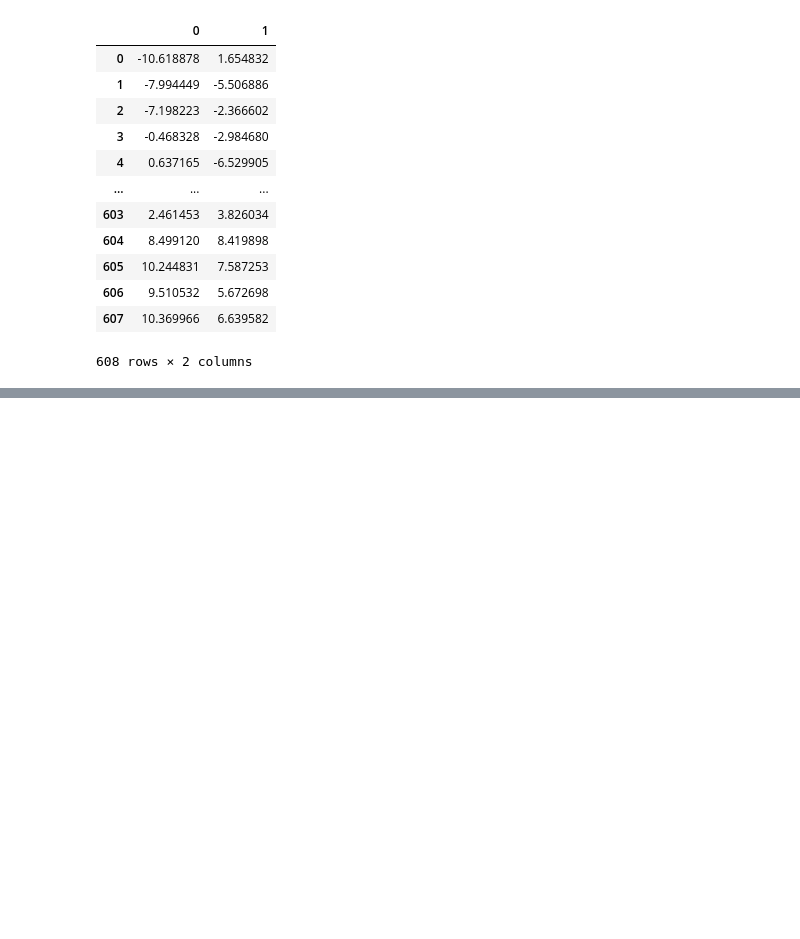
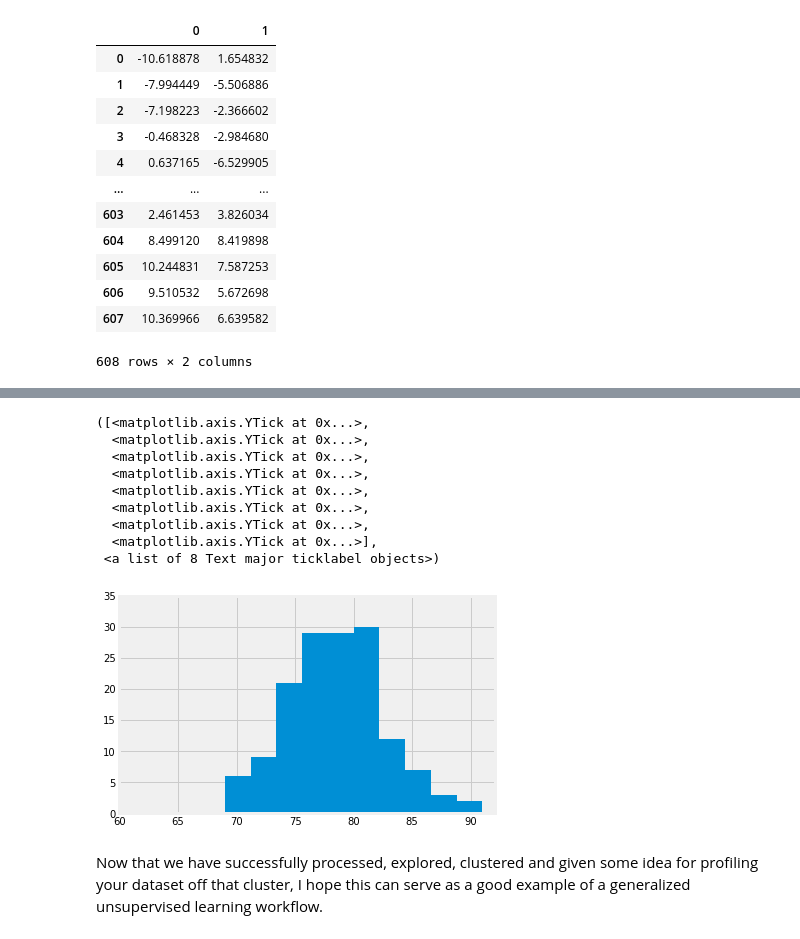
Before and after one commit to hanessteven/Hanes_Projects, a Jupyter notebook: FIFA_Unsupervised/Unsupervised.ipynb, the cells around one changed output, grey strips where cells are left out. Drawn from its saved outputs; the diff is of its cells as text; code cells hidden in the pictures; blank space fills up the shorter version.

```diff
--- a/FIFA_Unsupervised/Unsupervised.ipynb
+++ b/FIFA_Unsupervised/Unsupervised.ipynb
@@ -486,0 +580,19 @@ data[data['Cluster'] == 0].describe()
+# %%
+data[data['Cluster'] == 4]['overall'].hist()
+plt.xticks(np.arange(60, 95, 5))
+plt.yticks(np.arange(0, 40, 5))
+# %% [output]
+([<matplotlib.axis.YTick at 0x...>,
+  <matplotlib.axis.YTick at 0x...>,
+  <matplotlib.axis.YTick at 0x...>,
+  <matplotlib.axis.YTick at 0x...>,
+  <matplotlib.axis.YTick at 0x...>,
+  <matplotlib.axis.YTick at 0x...>,
+  <matplotlib.axis.YTick at 0x...>,
+  <matplotlib.axis.YTick at 0x...>],
+ <a list of 8 Text major ticklabel objects>)
+[figure, added]
+# %% [markdown]
+Now that we have successfully processed, explored, clustered and given some idea for profiling
+your dataset off that cluster, I hope this can serve as a good example of a generalized unsupervised
+learning workflow.
```
Also changed, not shown: parts of 24 cells of this notebook.
